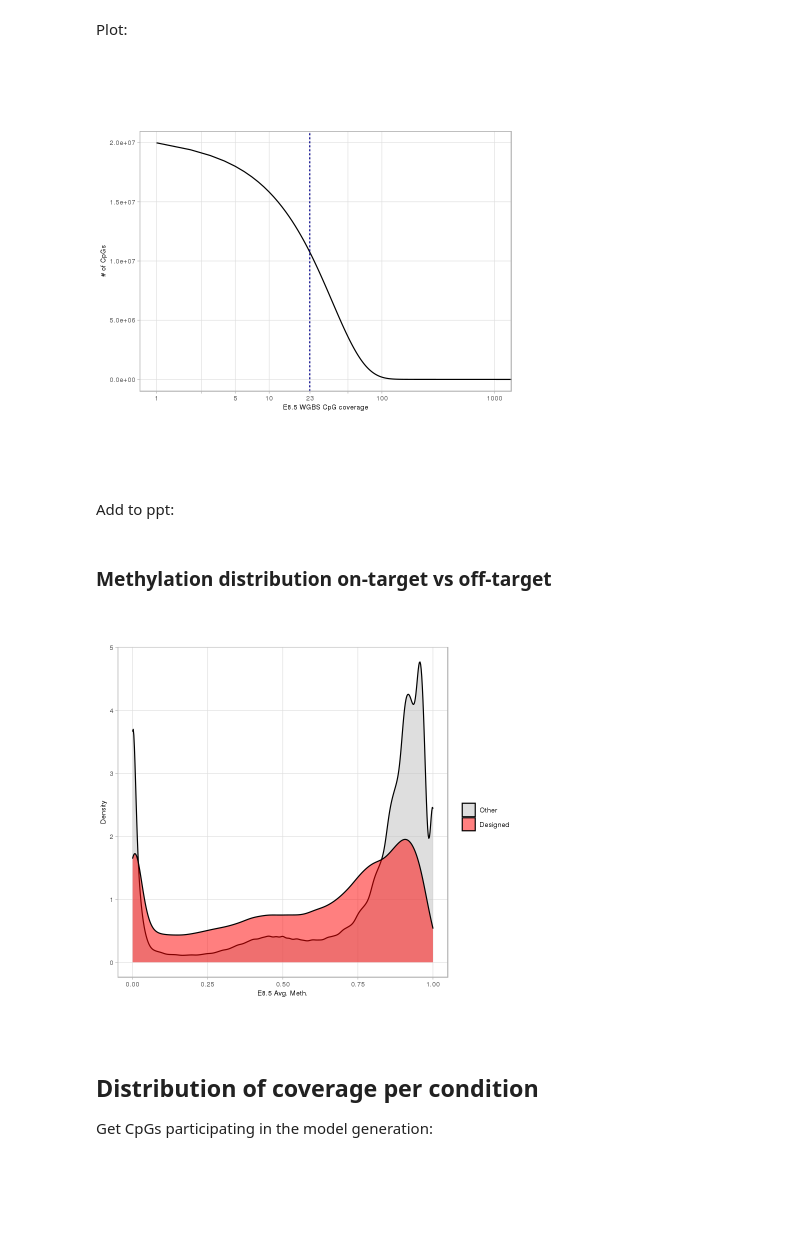
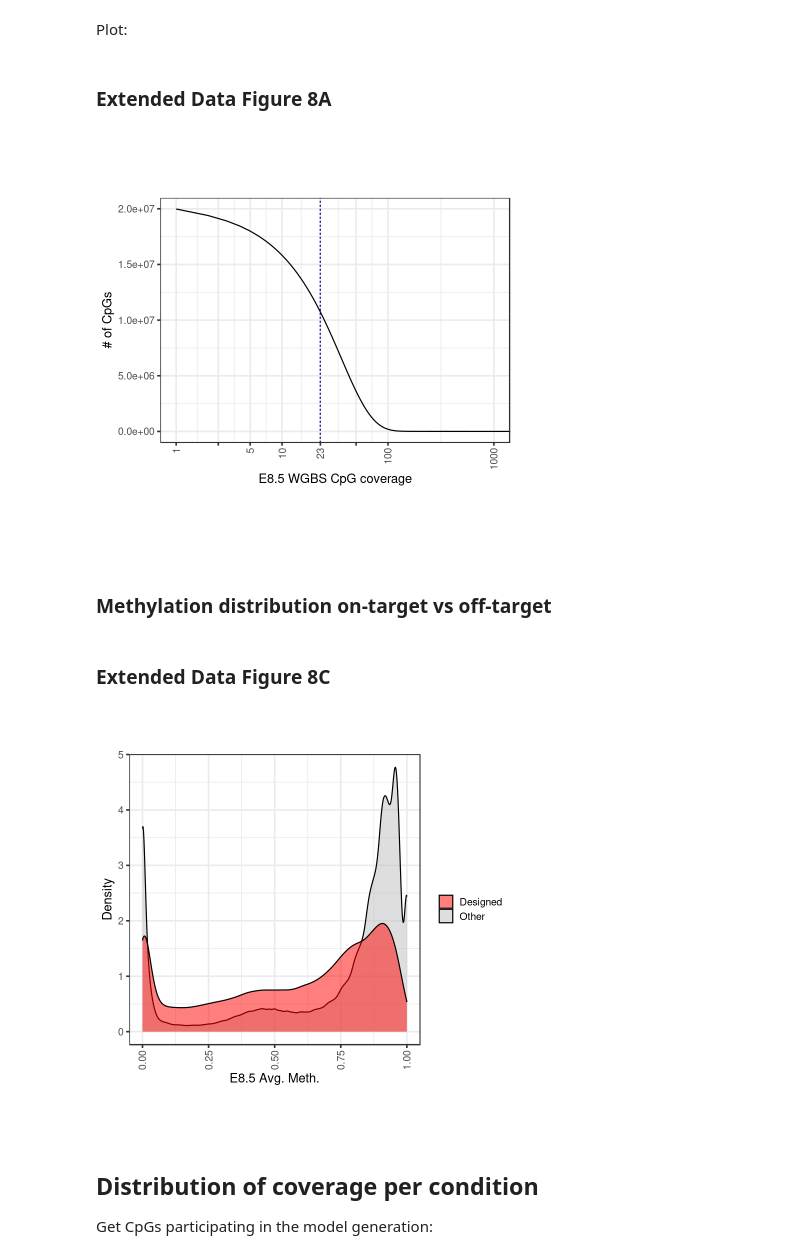
Before and after one commit to tanaylab/Dnmt3ab_MEEB, a Jupyter notebook: methylation/analysis/QC-bulk-meth.ipynb, the cells around one changed output. Drawn from its saved outputs; the diff is of its cells as text; code cells hidden in the pictures; blank space fills up the shorter version.

```diff
--- a/methylation/analysis/QC-bulk-meth.ipynb
+++ b/methylation/analysis/QC-bulk-meth.ipynb
@@ -5,4 +5,2 @@
 # %%
-register.source(here::here("code/init.R"))
-theme_set(tgppt::theme_arial(8))
-rl <- alutil::rl
+suppressMessages(suppressWarnings(source(here::here("code/init.R"))))
@@ -68,6 +56,8 @@ wgbs_cov_counts <- wgbs_df %>% count(cov)
 med_cov <- median(wgbs_df$cov)
 # %% [markdown]
 Plot:
+# %% [markdown]
+### Extended Data Figure 8A
 # %%
 p <- wgbs_cov_counts %>%
     filter(cov > 0) %>%
@@ -83,6 +73,4 @@ p <- wgbs_cov_counts %>%
         theme(aspect.ratio=0.7)
 p
 # %% [output]
-[figure, old version]
+[figure, new version]
-# %% [markdown]
-Add to ppt:
@@ -91,25 +77,26 @@ plot_gg_ppt(p, here("figures/probes-coverage-stats.pptx"), width = 5, height = 4
 # %% [markdown]
 ### Methylation distribution on-target vs off-target
+# %% [markdown]
+### Extended Data Figure 8C
 # %%
 wgbs_df_annot <- wgbs_df %>%
     filter(cov >= 20) %>%
     gintervals.neighbors1("intervs.captPBAT_probes.ES_EB_V1") %>%
     mutate(type = ifelse(is.na(dist) | dist == 0, "Designed", "Other")) %>%
     select(-(chrom1:dist))
 p <- wgbs_df_annot %>%
     mutate(type = factor(type, levels = c("Other", "Designed"))) %>%
     arrange(desc(type)) %>%
     mutate(avg = meth / cov) %>%
     ggplot(aes(x=avg, fill=type)) +
         geom_density(alpha=0.5) +
         scale_fill_manual("", values=c("Designed" = "red", "Other" = "gray")) +
         theme(aspect.ratio=1) +
         xlab("E8.5 Avg. Meth.") +
         ylab("Density")
-plot_gg_ppt(p, here("figures/probes-coverage-stats.pptx"), width = 4, height = 4, sep_legend = TRUE)
 p
 # %% [output]
-[figure, old version]
+[figure, new version]
 # %% [markdown]
 ## Distribution of coverage per condition
 
```
Also changed, not shown: parts of 33 cells of this notebook, 48 other files.
